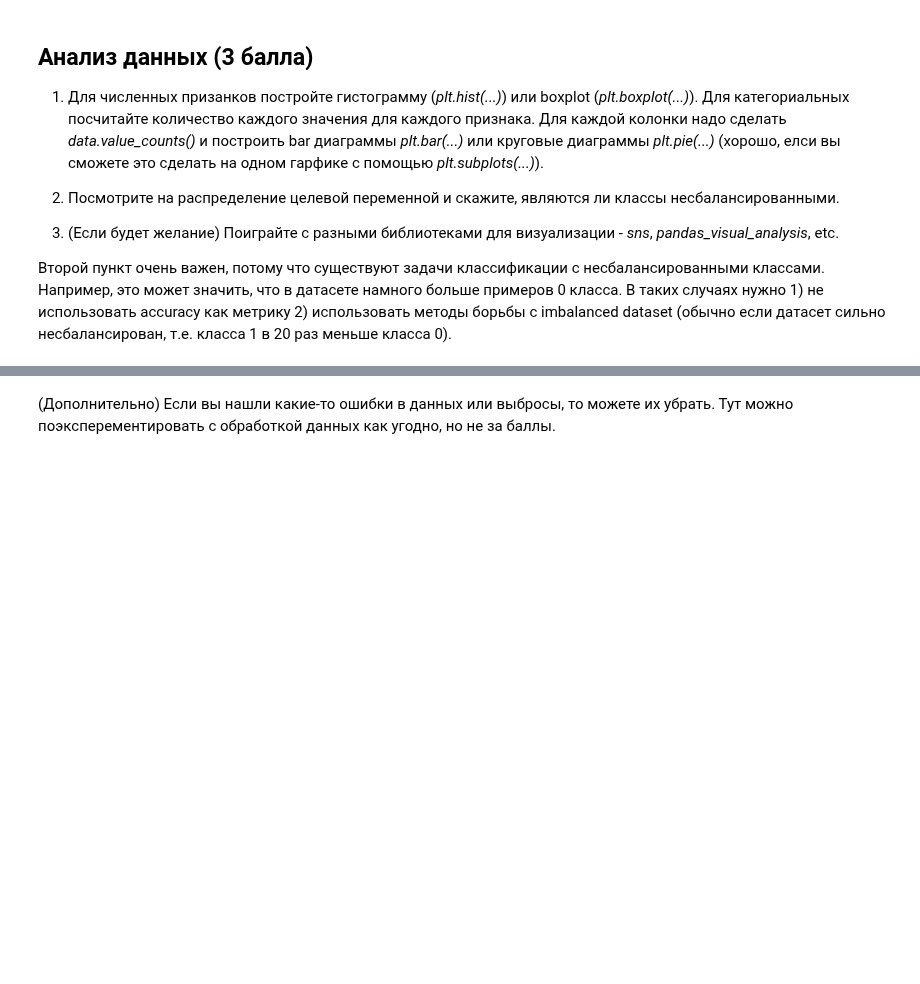
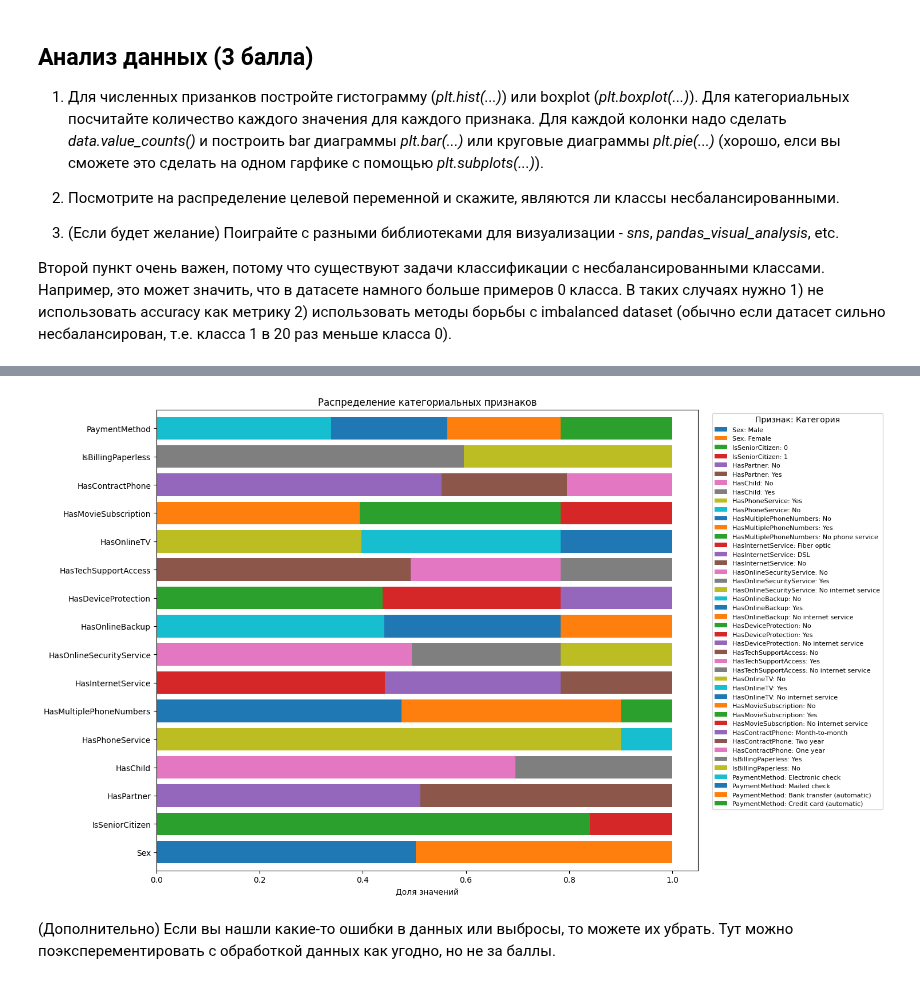
Before and after one commit to mymindinsane/DLS, a Jupyter notebook: week_03_composition_model_selection/Homework/hw_3_kaggle.ipynb, the cells around one changed output, grey strips where cells are left out. Drawn from its saved outputs; the diff is of its cells as text; code cells hidden in the pictures; blank space fills up the shorter version.

```diff
--- a/week_03_composition_model_selection/Homework/hw_3_kaggle.ipynb
+++ b/week_03_composition_model_selection/Homework/hw_3_kaggle.ipynb
@@ -269,2 +313,38 @@ display(
+# %%
+# @title Можно посмотреть через stacked bar chart, но мне не очень нравится этот вариант
+counts = pd.DataFrame(index=cat_cols)
+
+for col in cat_cols:
+    values = data[col].astype('string').fillna('Missing')
+    frequencies = values.value_counts(normalize=True)
+
+    for value, frequency in frequencies.items():
+        counts.loc[col, f'{col}: {value}'] = frequency
+
+counts = counts.fillna(0)
+
+ax = counts.plot(
+    kind='barh',
+    stacked=True,
+    figsize=(15, 9),
+    width=0.8,
+    legend=False
+)
+
+ax.set_xlabel('Доля значений')
+ax.set_ylabel('')
+ax.set_title('Распределение категориальных признаков')
+
+ax.legend(
+    title='Признак: Категория',
+    bbox_to_anchor=(1.02, 1),
+    loc='upper left',
+    fontsize=8
+)
+
+plt.tight_layout()
+plt.show()
+# %% [output]
+[figure, added]
 # %% [markdown]
 (Дополнительно) Если вы нашли какие-то ошибки в данных или выбросы, то можете их убрать. Тут можно поэксперементировать с обработкой данных как угодно, но не за баллы.
```
Also changed, not shown: parts of 11 cells of this notebook.
